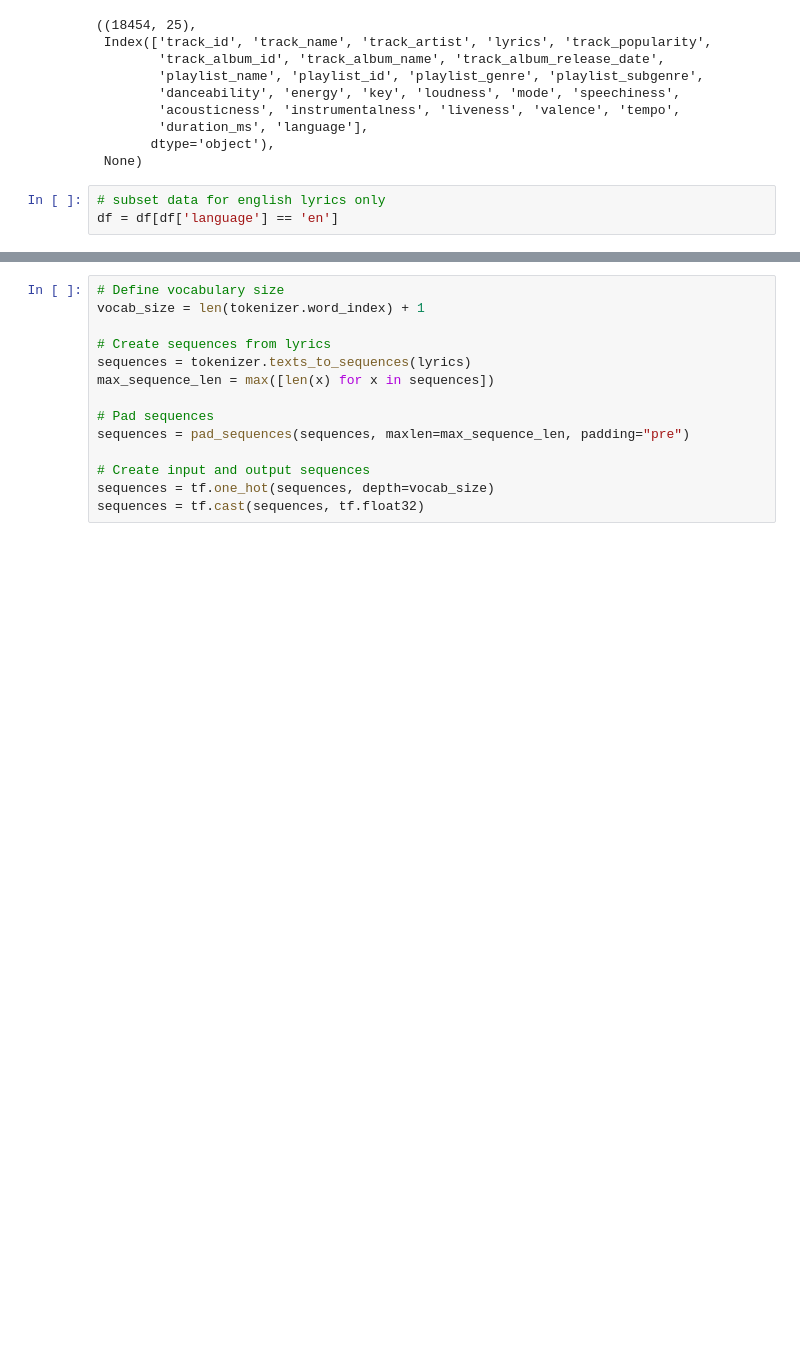
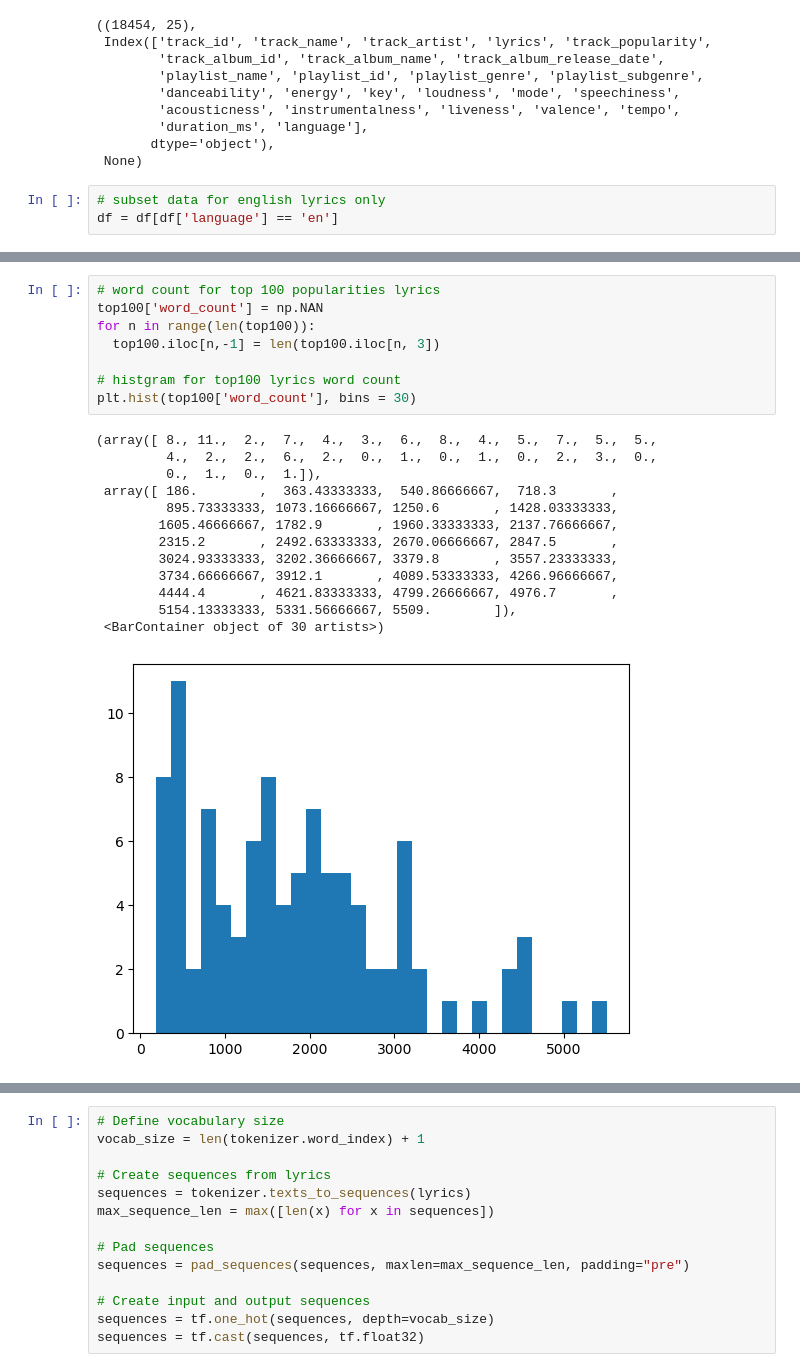
Before and after one commit to fattyhhh/NLP-AT2, a Jupyter notebook: Notebook.ipynb, the cells around one changed output, grey strips where cells are left out. Drawn from its saved outputs; the diff is of its cells as text; blank space fills up the shorter version.

```diff
--- a/Notebook.ipynb
+++ b/Notebook.ipynb
@@ -115,0 +99,22 @@ tokenizer.fit_on_texts(lyrics)
+# %%
+# word count for top 100 popularities lyrics
+top100['word_count'] = np.NAN
+for n in range(len(top100)):
+  top100.iloc[n,-1] = len(top100.iloc[n, 3])
+
+# histgram for top100 lyrics word count
+plt.hist(top100['word_count'], bins = 30)
+# %% [output]
+(array([ 8., 11.,  2.,  7.,  4.,  3.,  6.,  8.,  4.,  5.,  7.,  5.,  5.,
+         4.,  2.,  2.,  6.,  2.,  0.,  1.,  0.,  1.,  0.,  2.,  3.,  0.,
+         0.,  1.,  0.,  1.]),
+ array([ 186.        ,  363.43333333,  540.86666667,  718.3       ,
+         895.73333333, 1073.16666667, 1250.6       , 1428.03333333,
+        1605.46666667, 1782.9       , 1960.33333333, 2137.76666667,
+        2315.2       , 2492.63333333, 2670.06666667, 2847.5       ,
+        3024.93333333, 3202.36666667, 3379.8       , 3557.23333333,
+        3734.66666667, 3912.1       , 4089.53333333, 4266.96666667,
+        4444.4       , 4621.83333333, 4799.26666667, 4976.7       ,
+        5154.13333333, 5331.56666667, 5509.        ]),
+ <BarContainer object of 30 artists>)
+[figure, added]
```
Also changed, not shown: parts of 6 cells of this notebook.
